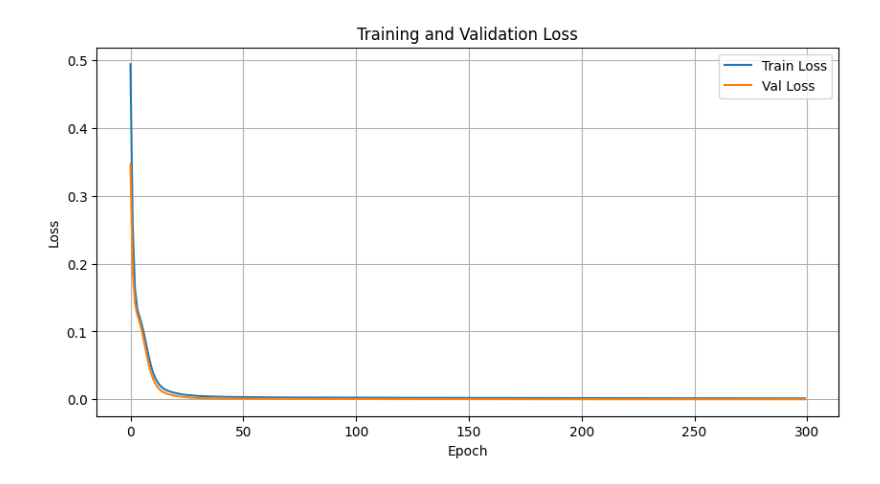
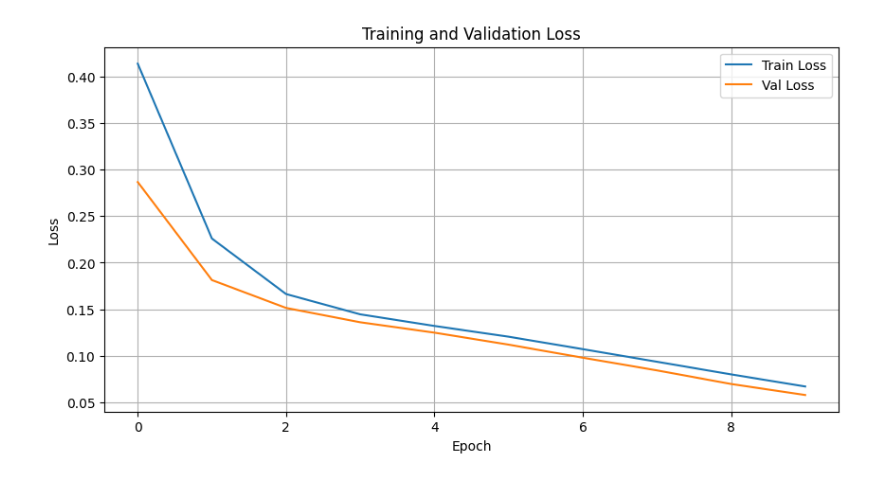
Before and after one commit to koutsavd/GeometryEncoderTorchGeom, a Jupyter notebook: AutoEncoder.ipynb, the cells around one changed output. Drawn from its saved outputs; the diff is of its cells as text; code cells hidden in the pictures.

```diff
--- a/AutoEncoder.ipynb
+++ b/AutoEncoder.ipynb
@@ -268,35 +274,35 @@ test_set = CarGraphDataset(path, indices=test_idx)
 train_loader = DataLoader(train_set, batch_size=8, shuffle=True)
 val_loader = DataLoader(val_set, batch_size=8)
 test_loader = DataLoader(test_set, batch_size=8)
 
 device = torch.device("cuda" if torch.cuda.is_available() else "cpu")
 model = GraphAutoEncoder(in_channels=8, hidden_channels=32, latent_dim=256).to(device)
 optimizer = torch.optim.Adam(model.parameters(), lr=1e-4)
 
 writer = SummaryWriter(log_dir="runs/graph_ae")
 best_val_loss = float("inf")
 os.makedirs("checkpoints", exist_ok=True)
 
 train_losses = []
 val_losses = []
 
-for epoch in range(1, 301):
+for epoch in range(1, 11):
     train_loss = run_epoch(model, train_loader, optimizer, device, train=True)
     val_loss = run_epoch(model, val_loader, optimizer, device, train=False)
 
     train_losses.append(train_loss)
     val_losses.append(val_loss)
 
     writer.add_scalars("Loss", {"train": train_loss, "val": val_loss}, epoch)
     print(f"Epoch {epoch:03d} | Train Loss: {train_loss:.4f} | Val Loss: {val_loss:.4f}")
     plot_losses(train_losses, val_losses)
 
     if val_loss < best_val_loss:
         best_val_loss = val_loss
         torch.save(model.state_dict(), "checkpoints/best_model.pt")
 # %% [output]
 [interactive output not drawn]
-[figure, old version]
+[figure, new version]
 # %%
 
     # === Test ===
```
Also changed, not shown: parts of 2 cells of this notebook, 2 other files.
